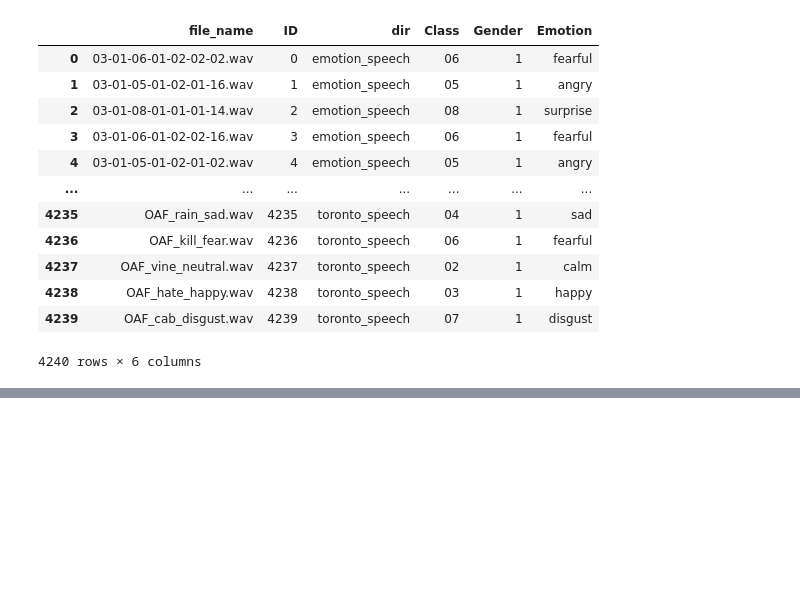
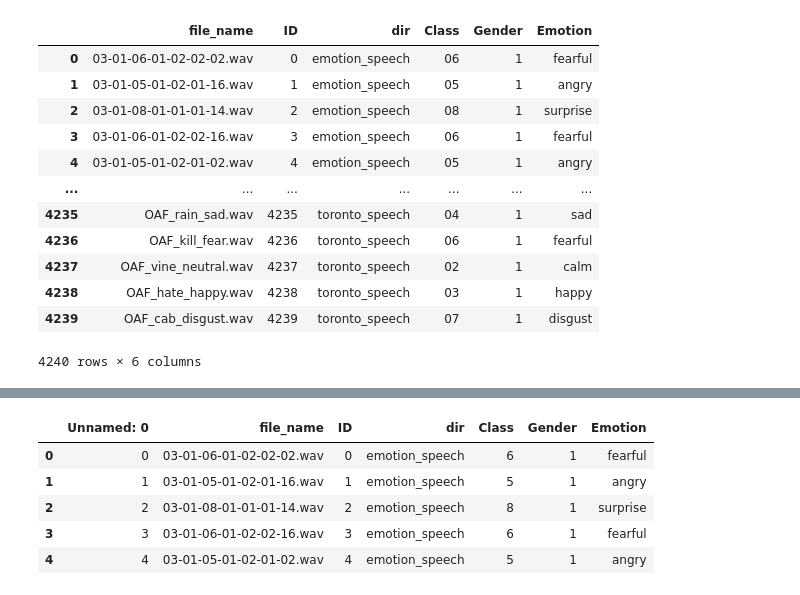
Before and after one commit to timsamson/audible_emotion_recognition, a Jupyter notebook: data_prep/data_visualizations.ipynb, the cells around one changed output, grey strips where cells are left out. Drawn from its saved outputs; the diff is of its cells as text; code cells hidden in the pictures; blank space fills up the shorter version.

Commit message:
visualation data

```diff
--- a/data_prep/data_visualizations.ipynb
+++ b/data_prep/data_visualizations.ipynb
@@ -445,0 +315,11 @@ features_df.to_csv('../data/voice_data.csv', index=False)
+# %%
+train = final_dataset_df
+data_dir = ('../data')
+train.head()
+# %% [output]
+|  | Unnamed: 0 | file_name | ID | dir | Class | Gender | Emotion |
+| 0 | 0 | 03-01-06-01-02-02-02.wav | 0 | emotion_speech | 6 | 1 | fearful |
+| 1 | 1 | 03-01-05-01-02-01-16.wav | 1 | emotion_speech | 5 | 1 | angry |
+| 2 | 2 | 03-01-08-01-01-01-14.wav | 2 | emotion_speech | 8 | 1 | surprise |
+| 3 | 3 | 03-01-06-01-02-02-16.wav | 3 | emotion_speech | 6 | 1 | fearful |
+| 4 | 4 | 03-01-05-01-02-01-02.wav | 4 | emotion_speech | 5 | 1 | angry |
```
Also changed, not shown: parts of 21 cells of this notebook, 1 other file.
